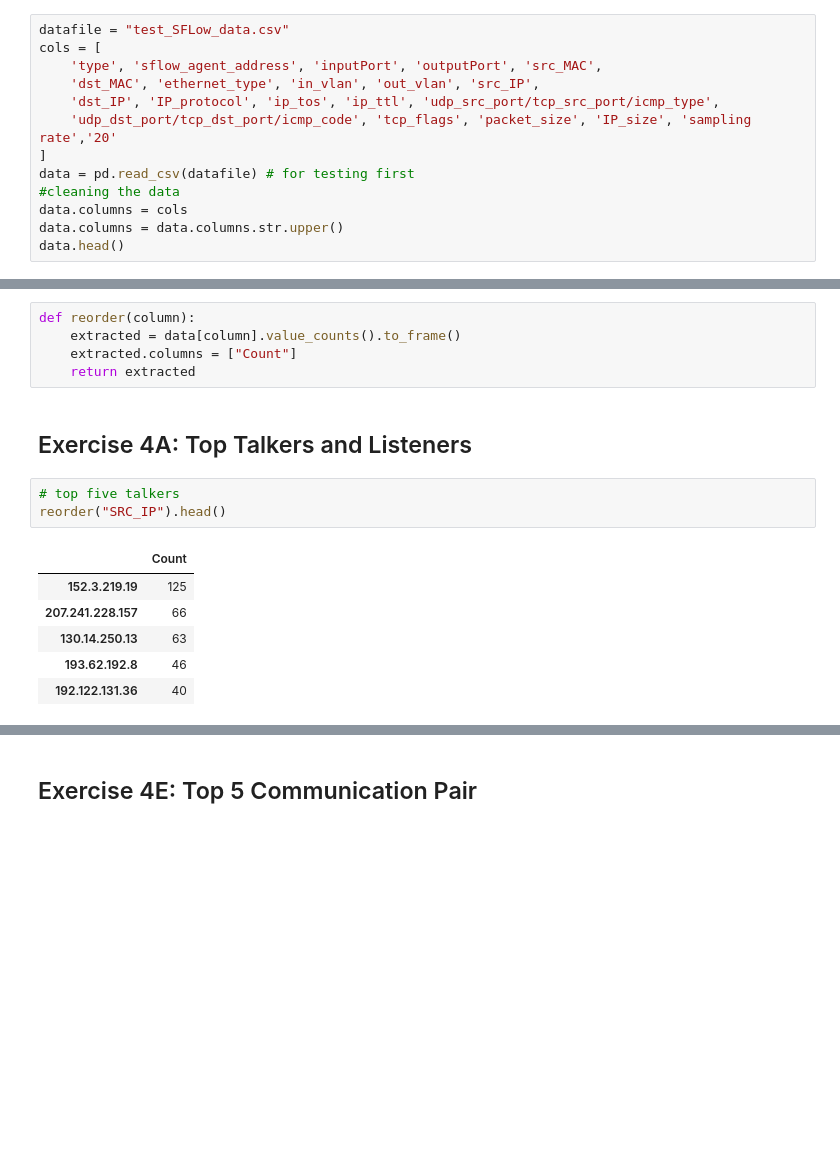
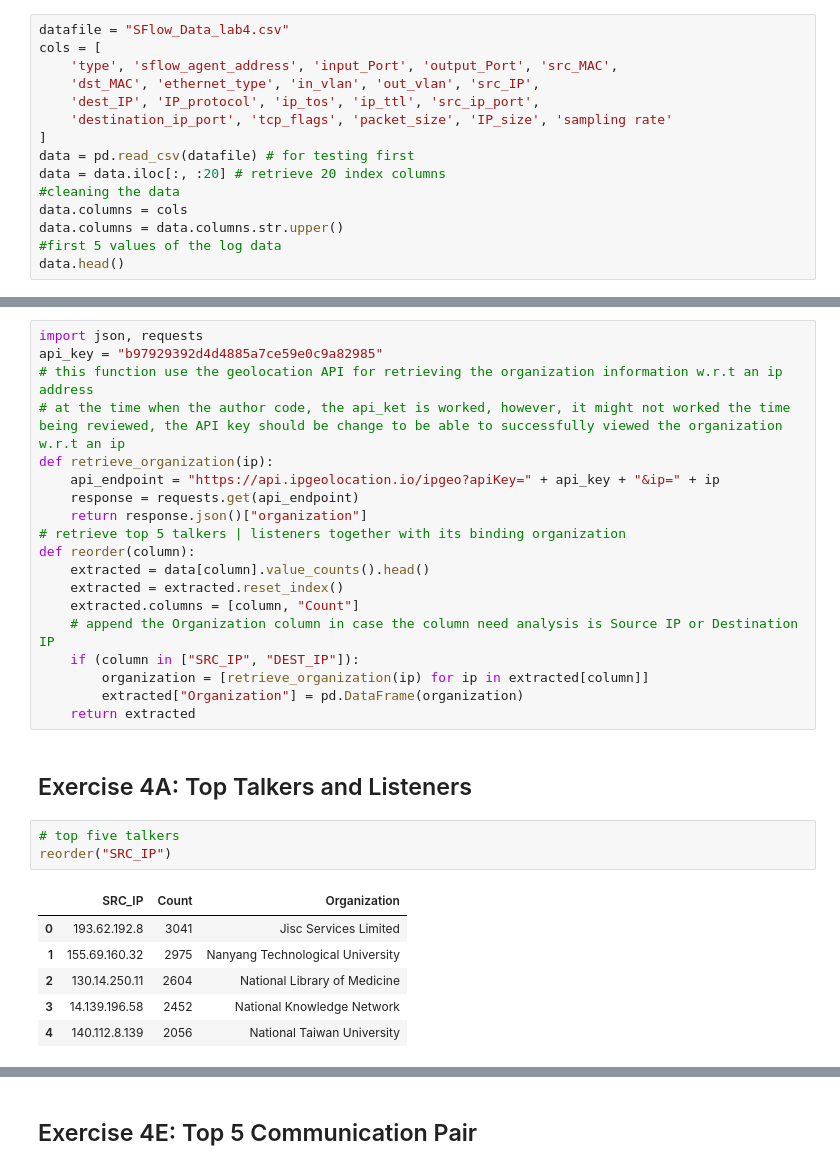
Before and after one commit to saobangmath/CZ3006---Net-Centric-Computing, a Jupyter notebook: Lab 4/traffic_log_analysis.ipynb, the cells around one changed output, grey strips where cells are left out. Saved outputs shown, nothing was run; the diff lists cells and outputs as text; blank space fills up the shorter version.

```diff
--- a/Lab 4/traffic_log_analysis.ipynb
+++ b/Lab 4/traffic_log_analysis.ipynb
@@ -12,14 +10,16 @@ import matplotlib.pyplot as plt
 # %%
-datafile = "test_SFLow_data.csv"
+datafile = "SFlow_Data_lab4.csv"
 cols = [
-    'type', 'sflow_agent_address', 'inputPort', 'outputPort', 'src_MAC',
+    'type', 'sflow_agent_address', 'input_Port', 'output_Port', 'src_MAC',
     'dst_MAC', 'ethernet_type', 'in_vlan', 'out_vlan', 'src_IP',
-    'dst_IP', 'IP_protocol', 'ip_tos', 'ip_ttl', 'udp_src_port/tcp_src_port/icmp_type',
-    'udp_dst_port/tcp_dst_port/icmp_code', 'tcp_flags', 'packet_size', 'IP_size', 'sampling rate','20'
+    'dest_IP', 'IP_protocol', 'ip_tos', 'ip_ttl', 'src_ip_port',
+    'destination_ip_port', 'tcp_flags', 'packet_size', 'IP_size', 'sampling rate'
 ]
 data = pd.read_csv(datafile) # for testing first
+data = data.iloc[:, :20] # retrieve 20 index columns
 #cleaning the data
 data.columns = cols
 data.columns = data.columns.str.upper()
+#first 5 values of the log data
 data.head()
 # %% [output]
@@ -54,22 +53,36 @@ memory usage: 196.8+ KB
 # Lab 4 exercises
 # %% [markdown]
 ### Function to reorder records base on its appearance times
-# %%
-def reorder(column):
-    extracted = data[column].value_counts().to_frame()
-    extracted.columns = ["Count"]
-    return extracted
+# %%
+import json, requests
+api_key = "b97929392d4d4885a7ce59e0c9a82985"
+# this function use the geolocation API for retrieving the organization information w.r.t an ip address
+# at the time when the author code, the api_ket is worked, however, it might not worked the time being reviewed, the API key should be change to be able to successfully viewed the organization w.r.t an ip
+def retrieve_organization(ip):
+    api_endpoint = "https://api.ipgeolocation.io/ipgeo?apiKey=" + api_key + "&ip=" + ip
+    response = requests.get(api_endpoint)
+    return response.json()["organization"]
+# retrieve top 5 talkers | listeners together with its binding organization
+def reorder(column):
+    extracted = data[column].value_counts().head()
+    extracted = extracted.reset_index()
+    extracted.columns = [column, "Count"]
+    # append the Organization column in case the column need analysis is Source IP or Destination IP
+    if (column in ["SRC_IP", "DEST_IP"]):
+        organization = [retrieve_organization(ip) for ip in extracted[column]]
+        extracted["Organization"] = pd.DataFrame(organization)
+    return extracted
 # %% [markdown]
 ## Exercise 4A: Top Talkers and Listeners
 # %%
 # top five talkers
-reorder("SRC_IP").head()
+reorder("SRC_IP")
 # %% [output]
-|  | Count |
-| 152.3.219.19 | 125 |
-| 207.241.228.157 | 66 |
-| 130.14.250.13 | 63 |
-| 193.62.192.8 | 46 |
-| 192.122.131.36 | 40 |
+|  | SRC_IP | Count | Organization |
+| 0 | 193.62.192.8 | 3041 | Jisc Services Limited |
+| 1 | 155.69.160.32 | 2975 | Nanyang Technological University |
+| 2 | 130.14.250.11 | 2604 | National Library of Medicine |
+| 3 | 14.139.196.58 | 2452 | National Knowledge Network |
+| 4 | 140.112.8.139 | 2056 | National Taiwan University |
 # %%
 # top five listeners
```
Also changed, not shown: parts of 18 cells of this notebook, 5 other files.
